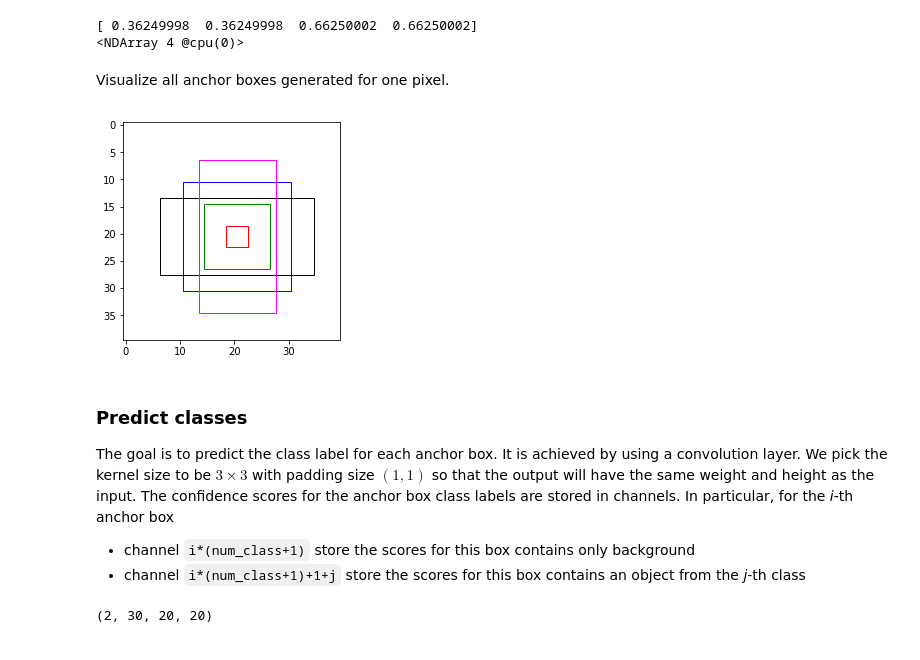
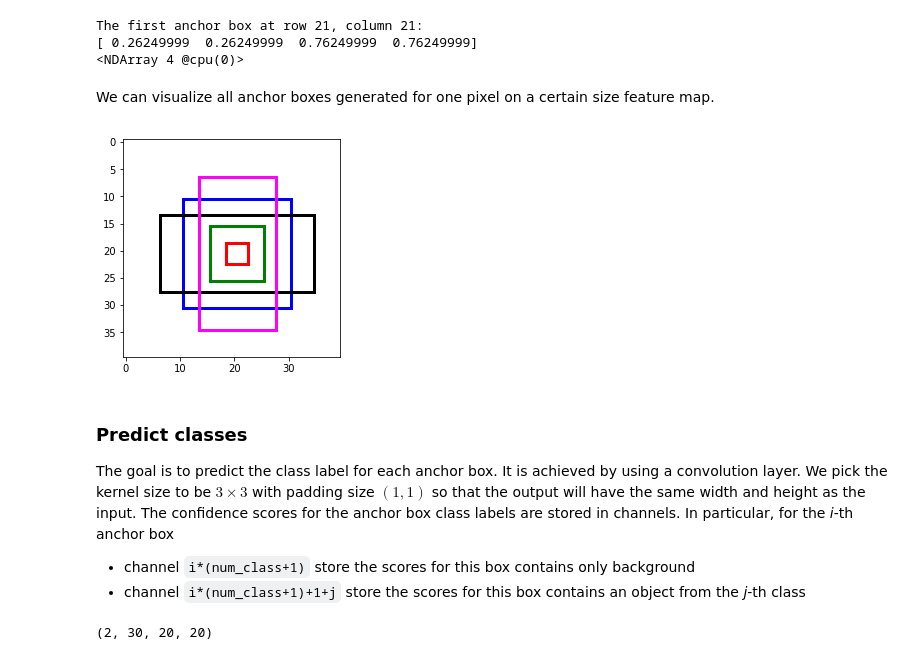
Before and after one commit to zackchase/mxnet-the-straight-dope, a Jupyter notebook: P06-C03-object-detection.ipynb, the cells around one changed output. Saved outputs shown, nothing was run; the diff lists cells and outputs as text; code cells hidden in the pictures.

```diff
--- a/P06-C03-object-detection.ipynb
+++ b/P06-C03-object-detection.ipynb
@@ -34,37 +34,38 @@ n = 40
 # shape: batch x channel x height x weight
 x = nd.random_uniform(shape=(1, 3, n, n))
 
-y = MultiBoxPrior(x, sizes=[.5, .3, .1], ratios=[1, 2, .5])
+y = MultiBoxPrior(x, sizes=[.5, .25, .1], ratios=[1, 2, .5])
 
 # the first anchor box generated for pixel at (20,20)
 # its format is (x_min, y_min, x_max, y_max)
 boxes = y.reshape((n, n, -1, 4))
-print(boxes[20, 20, 1, :])
+print('The first anchor box at row 21, column 21:', boxes[20, 20, 0, :])
 # %% [output]
-[ 0.36249998  0.36249998  0.66250002  0.66250002]
+The first anchor box at row 21, column 21:
+[ 0.26249999  0.26249999  0.76249999  0.76249999]
 <NDArray 4 @cpu(0)>
 # %% [markdown]
-Visualize all anchor boxes generated for one pixel.
+We can visualize all anchor boxes generated for one pixel on a certain size feature map.
 # %%
 import matplotlib.pyplot as plt
-def box_to_rect(box, color):
+def box_to_rect(box, color, linewidth=3):
     """convert an anchor box to a matplotlib rectangle"""
     box = box.asnumpy()
     return plt.Rectangle(
         (box[0], box[1]), (box[2]-box[0]), (box[3]-box[1]),
-        fill=False, edgecolor=color)
+        fill=False, edgecolor=color, linewidth=linewidth)
 colors = ['blue', 'green', 'red', 'black', 'magenta']
 plt.imshow(nd.ones((n, n, 3)).asnumpy())
 anchors = boxes[20, 20, :, :]
 for i in range(anchors.shape[0]):
     plt.gca().add_patch(box_to_rect(anchors[i,:]*n, colors[i]))
 plt.show()
 # %% [output]
-[figure, old version]
+[figure, new version]
 # %% [markdown]
 ### Predict classes
 
-The goal is to predict the class label for each anchor box. It is achieved by using a convolution layer. We pick the kernel size to be $3\times 3$ with padding size $(1, 1)$ so that the output will have the same weight and height as the input. The confidence scores for the anchor box class labels are stored in channels. In particular, for the *i*-th anchor box
+The goal is to predict the class label for each anchor box. It is achieved by using a convolution layer. We pick the kernel size to be $3\times 3$ with padding size $(1, 1)$ so that the output will have the same width and height as the input. The confidence scores for the anchor box class labels are stored in channels. In particular, for the *i*-th anchor box
 
 - channel `i*(num_class+1)` store the scores for this box contains only background
 - channel `i*(num_class+1)+1+j` store the scores for this box contains an object from the *j*-th class
```
Also changed, not shown: parts of 2 cells of this notebook.
